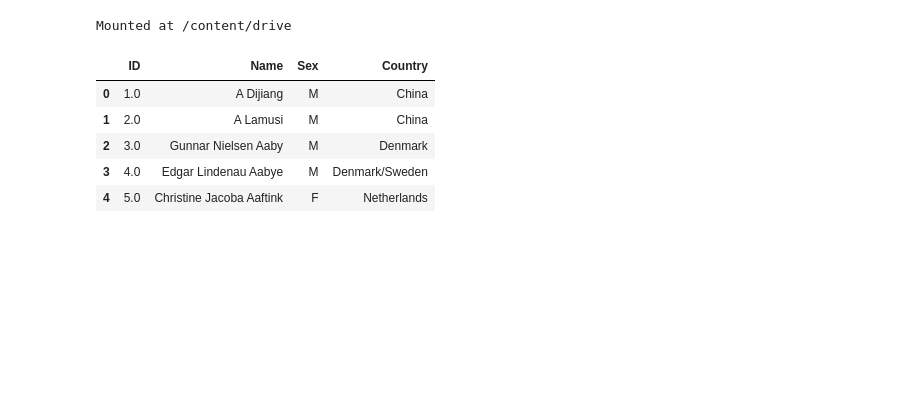
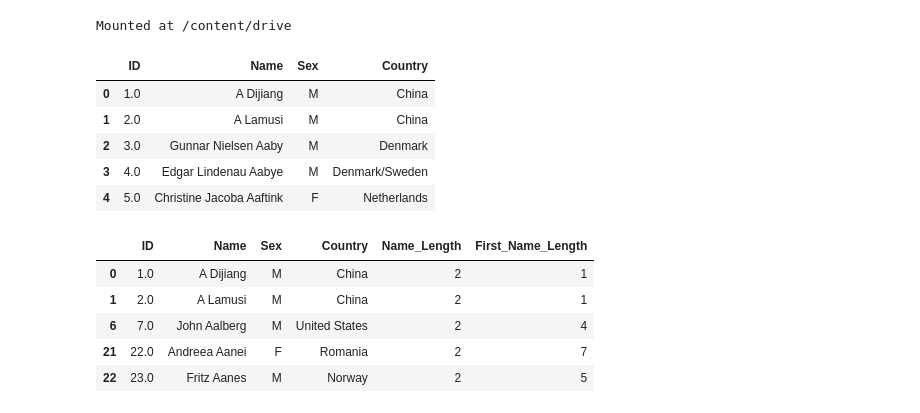
Before and after one commit to Alinehbg/Automatic-Entity-Matching, a Jupyter notebook: CRP_Create_dataset.ipynb, the cells around one changed output. Saved outputs shown, nothing was run; the diff lists cells and outputs as text; code cells hidden in the pictures; blank space fills up the shorter version.

Commit message:
Updated to remove small first names

```diff
--- a/CRP_Create_dataset.ipynb
+++ b/CRP_Create_dataset.ipynb
@@ -19,6 +19,18 @@ names.head()
 | 3 | 4.0 | Edgar Lindenau Aabye | M | Denmark/Sweden |
 | 4 | 5.0 | Christine Jacoba Aaftink | F | Netherlands |
 # %%
-names['Name_Length'] = names.apply(lambda x: len(x['Name'].split(" ")), axis = 1)
+names['Name'] = names.apply (lambda x: x['Name'].replace(".","") , axis = 1)
+# %%
+names['Name_Length'] = names.apply(lambda x: len(x['Name'].split(" ")), axis = 1)
+names['First_Name_Length'] = names.apply(lambda x: len(x['Name'].split(" ")[0]), axis = 1)
+# %%
+names.head()
+# %% [output]
+|  | ID | Name | Sex | Country | Name_Length | First_Name_Length |
+| 0 | 1.0 | A Dijiang | M | China | 2 | 1 |
+| 1 | 2.0 | A Lamusi | M | China | 2 | 1 |
+| 6 | 7.0 | John Aalberg | M | United States | 2 | 4 |
+| 21 | 22.0 | Andreea Aanei | F | Romania | 2 | 7 |
+| 22 | 23.0 | Fritz Aanes | M | Norway | 2 | 5 |
 # %%
 names = names.loc[names['Name_Length'] == 2]
```
Also changed, not shown: parts of 3 cells of this notebook.
